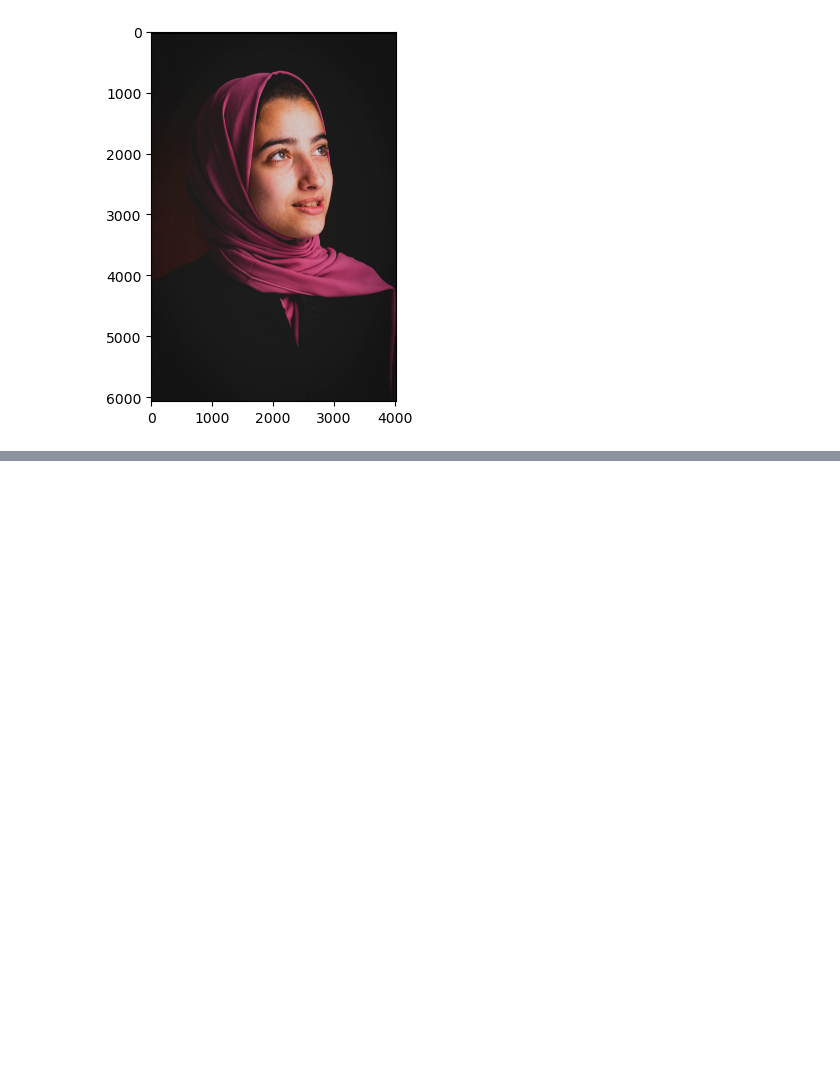
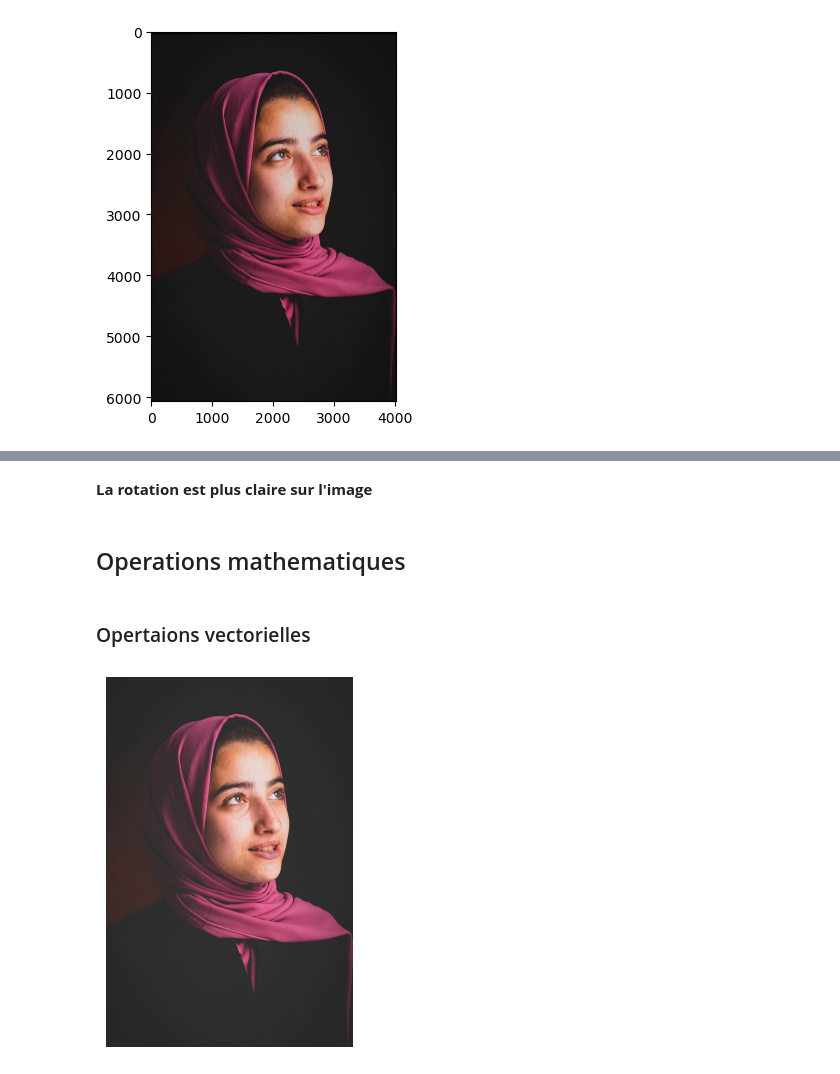
Before and after one commit to BatataNatna/Computer_Vision_Labs, a Jupyter notebook: Lab_04.ipynb, the cells around one changed output, grey strips where cells are left out. Drawn from its saved outputs; the diff is of its cells as text; code cells hidden in the pictures; blank space fills up the shorter version.

```diff
--- a/Lab_04.ipynb
+++ b/Lab_04.ipynb
@@ -152,0 +183,13 @@ plt.show()
+# %% [markdown]
+**La rotation est plus claire sur l'image**
+# %% [markdown]
+## Operations mathematiques
+# %% [markdown]
+### Opertaions vectorielles
+# %%
+new_image = image + 20
+plt.imshow(cv2.cvtColor(new_image,cv2.COLOR_BGR2RGB))
+plt.axis("off")
+plt.show()
+# %% [output]
+[figure, added]
```
Also changed, not shown: parts of 32 cells of this notebook.
